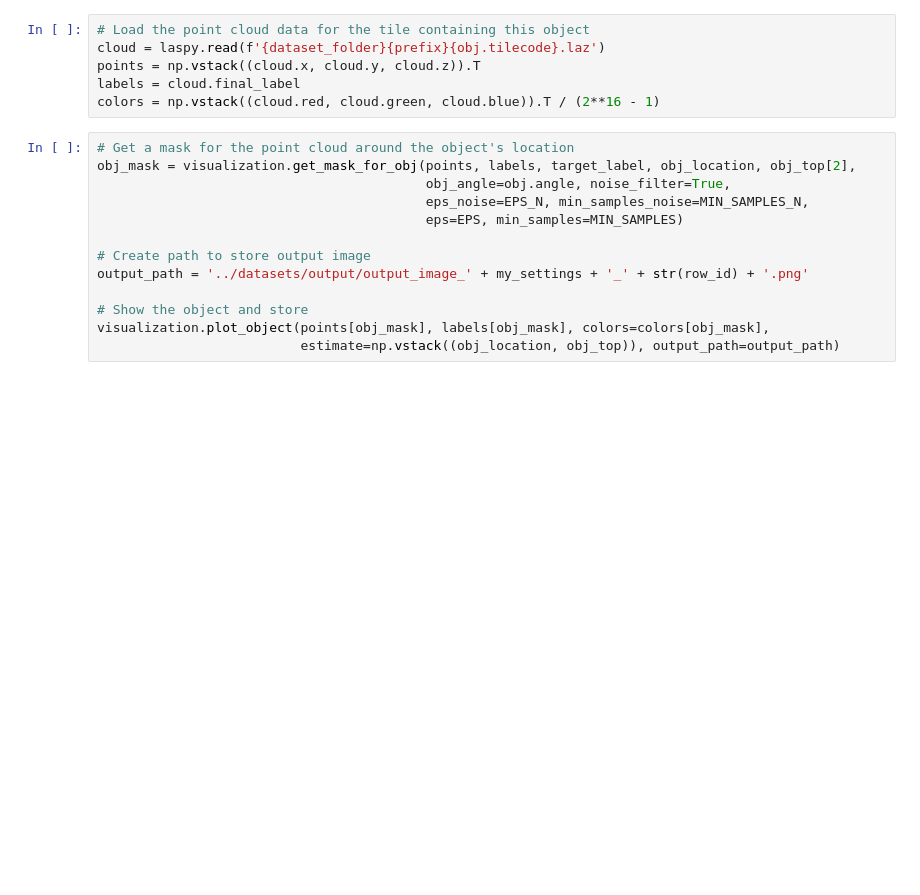
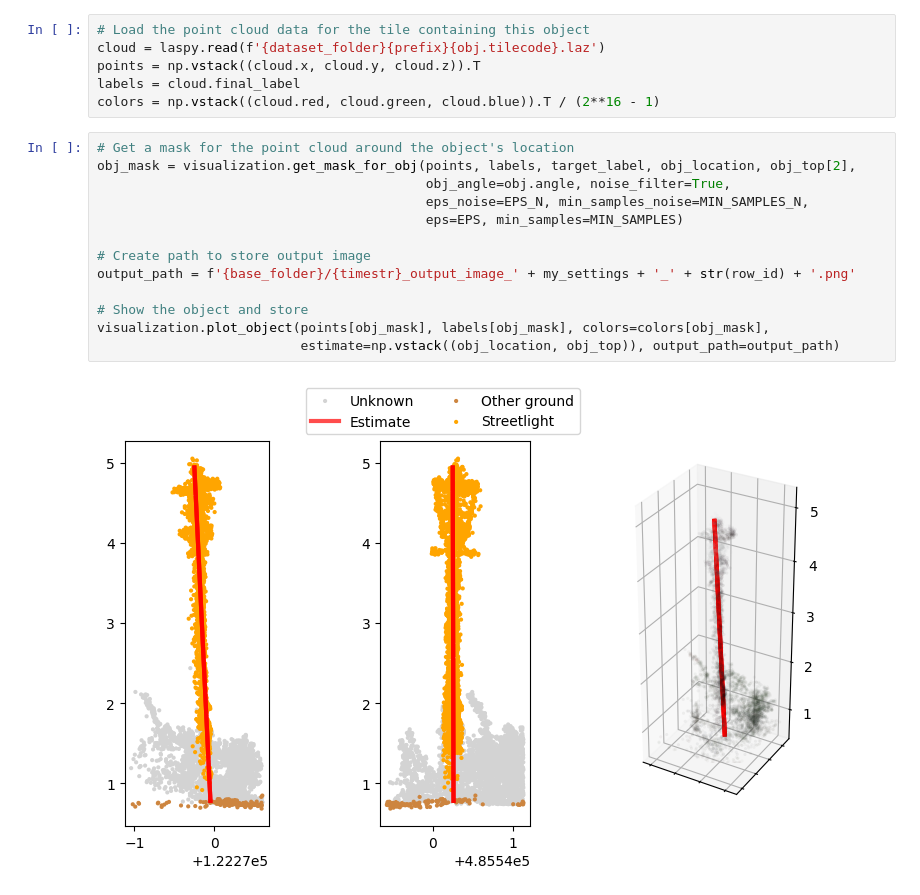
Before and after one commit to Amsterdam-AI-Team/Urban_PointCloud_Analysis, a Jupyter notebook: notebooks/Extract_poles.ipynb, the cells around one changed output. Saved outputs shown, nothing was run; the diff lists cells and outputs as text; blank space fills up the shorter version.

```diff
--- a/notebooks/Extract_poles.ipynb
+++ b/notebooks/Extract_poles.ipynb
@@ -170,16 +240,18 @@ colors = np.vstack((cloud.red, cloud.green, cloud.blue)).T / (2**16 - 1)
 # %%
 # Get a mask for the point cloud around the object's location
 obj_mask = visualization.get_mask_for_obj(points, labels, target_label, obj_location, obj_top[2],
                                           obj_angle=obj.angle, noise_filter=True,
                                           eps_noise=EPS_N, min_samples_noise=MIN_SAMPLES_N,
                                           eps=EPS, min_samples=MIN_SAMPLES)
 
 # Create path to store output image
-output_path = '../datasets/output/output_image_' + my_settings + '_' + str(row_id) + '.png'
+output_path = f'{base_folder}/{timestr}_output_image_' + my_settings + '_' + str(row_id) + '.png'
 
 # Show the object and store
 visualization.plot_object(points[obj_mask], labels[obj_mask], colors=colors[obj_mask],
                           estimate=np.vstack((obj_location, obj_top)), output_path=output_path)
+# %% [output]
+[figure, added]
 # %%
 # Print location (to be pasted in Google Maps)
 import geopandas as gpd
```
Also changed, not shown: parts of 10 cells of this notebook, 2 other files.
